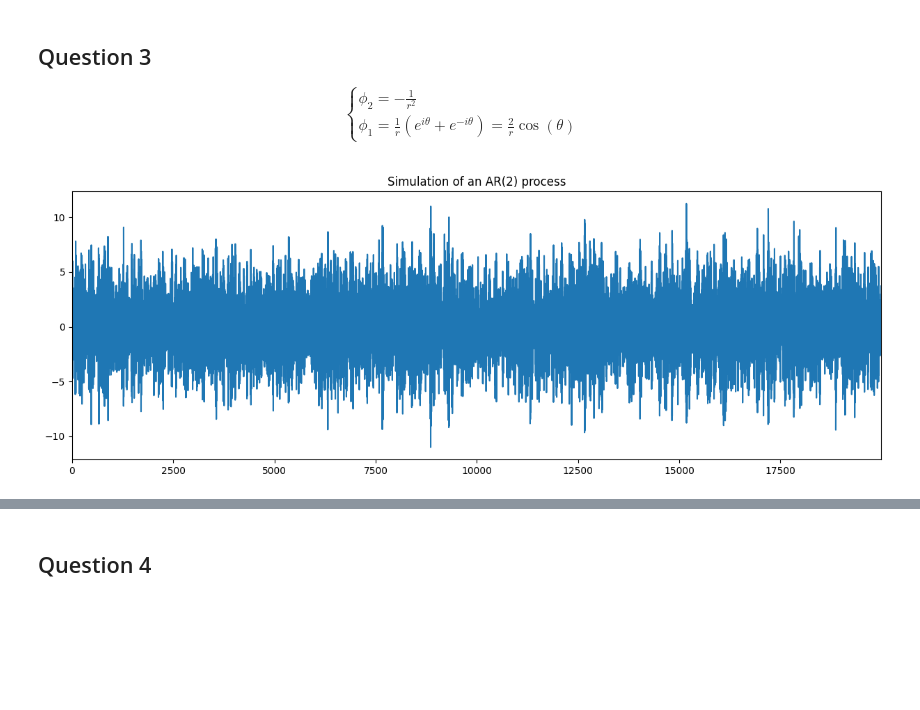
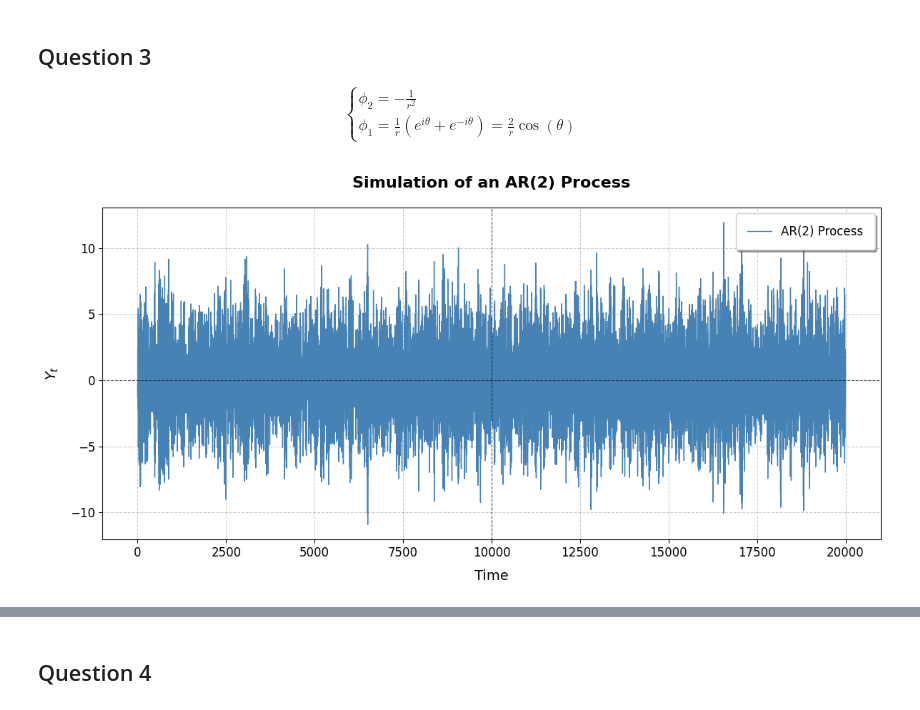
Before and after one commit to NailKhelifa/MVA_Times_Series_ML_Homeworks, a Jupyter notebook: Assignment 2 (ML for TS) - MVA/Assignment 2.ipynb, the cells around one changed output, grey strips where cells are left out. Cells and saved outputs as stored; diff of their text form; code cells hidden in the pictures; blank space fills up the shorter version.

```diff
--- a/Assignment 2 (ML for TS) - MVA/Assignment 2.ipynb
+++ b/Assignment 2 (ML for TS) - MVA/Assignment 2.ipynb
@@ -31,16 +31,23 @@ phi2 = -1 / (r**2)
 phi1 = 2 * r * np.cos(theta)
 
 eps = np.random.normal(size=n)
-
 y = lfilter([1], [1, -phi1, -phi2], eps) ## The lfilter function implements this recursive relation efficiently
-
-plt.figure(figsize=(10, 6))
-plt.plot(y, color='b', linewidth=0.8)
-plt.title("Simulation of an AR(2) Process", fontsize=14)
-plt.xlabel("Time", fontsize=12)
-plt.ylabel("$Y_t$", fontsize=12)
-plt.grid(alpha=0.3)
-plt.savefig("signal.png")
-plt.show()
-# %% [output]
-[figure, removed]
+# %%
+plt.figure(figsize=(12, 6))
+plt.plot(y, color='steelblue', linewidth=1.0, label="AR(2) Process")
+plt.title("Simulation of an AR(2) Process", fontsize=16, fontweight='bold', pad=20)
+plt.xlabel("Time", fontsize=14, labelpad=10)
+plt.ylabel("$Y_t$", fontsize=14, labelpad=10)
+
+plt.grid(alpha=0.4, linestyle='--', color='gray')
+plt.axhline(0, color='black', linewidth=0.8, linestyle='--', alpha=0.6)
+plt.axvline(len(y) // 2, color='black', linewidth=0.8, linestyle='--', alpha=0.6)
+plt.tick_params(axis='both', which='major', labelsize=12)
+
+plt.legend(fontsize=12, loc='upper right', frameon=True, shadow=True, borderpad=1)
+
+plt.tight_layout()
+plt.savefig("signal.png", dpi=300)
+plt.show()
+# %% [output]
+[figure, added]
```
Also changed, not shown: parts of 2 cells of this notebook.
